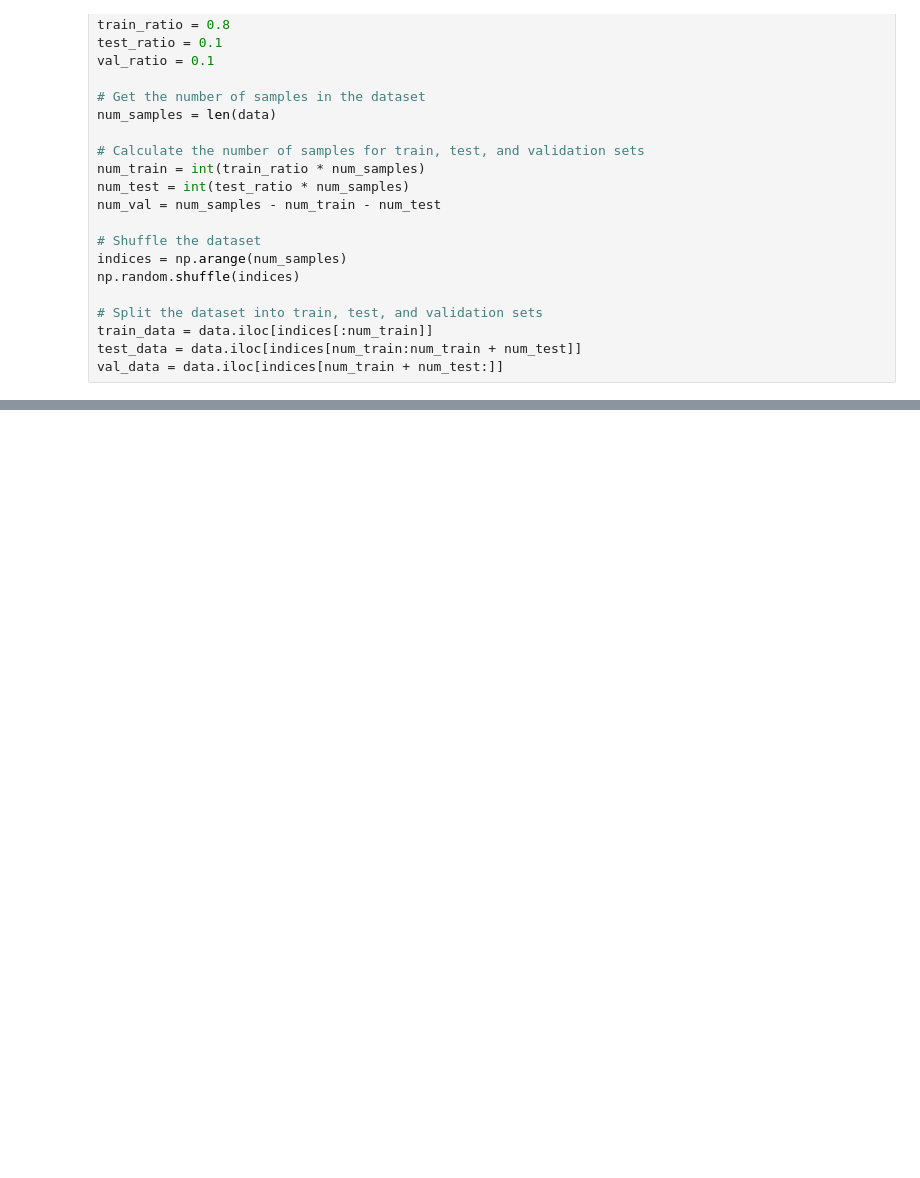
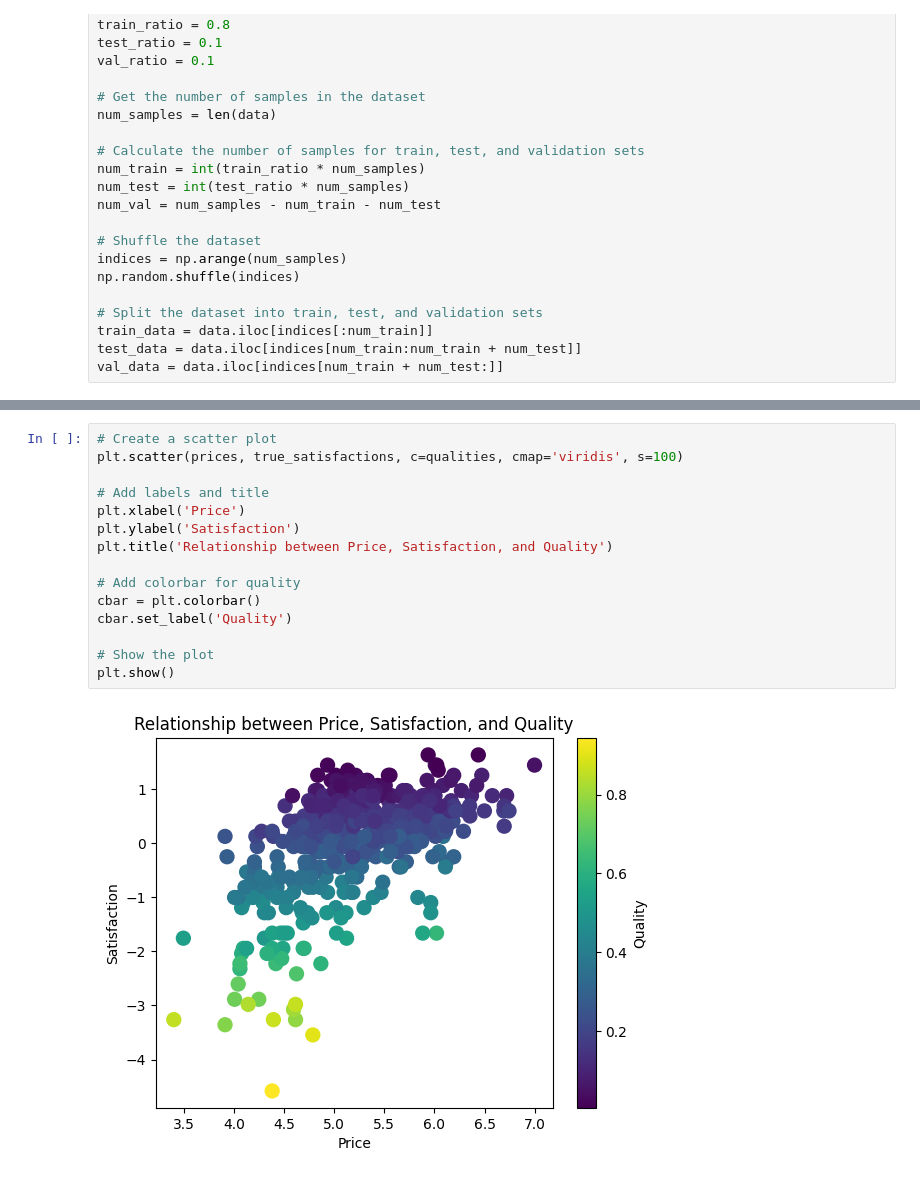
Before and after one commit to john-zhang-uoft/hotel_price_prediction, a Jupyter notebook: src/causal_model.ipynb, the cells around one changed output, grey strips where cells are left out. Saved outputs shown, nothing was run; the diff lists cells and outputs as text; blank space fills up the shorter version.

```diff
--- a/src/causal_model.ipynb
+++ b/src/causal_model.ipynb
@@ -454,0 +530,17 @@ Test Loss: 0.0230
+# %%
+# Create a scatter plot
+plt.scatter(prices, true_satisfactions, c=qualities, cmap='viridis', s=100)
+
+# Add labels and title
+plt.xlabel('Price')
+plt.ylabel('Satisfaction')
+plt.title('Relationship between Price, Satisfaction, and Quality')
+
+# Add colorbar for quality
+cbar = plt.colorbar()
+cbar.set_label('Quality')
+
+# Show the plot
+plt.show()
+# %% [output]
+[figure, added]
```
Also changed, not shown: parts of 15 cells of this notebook, 1 other file.
